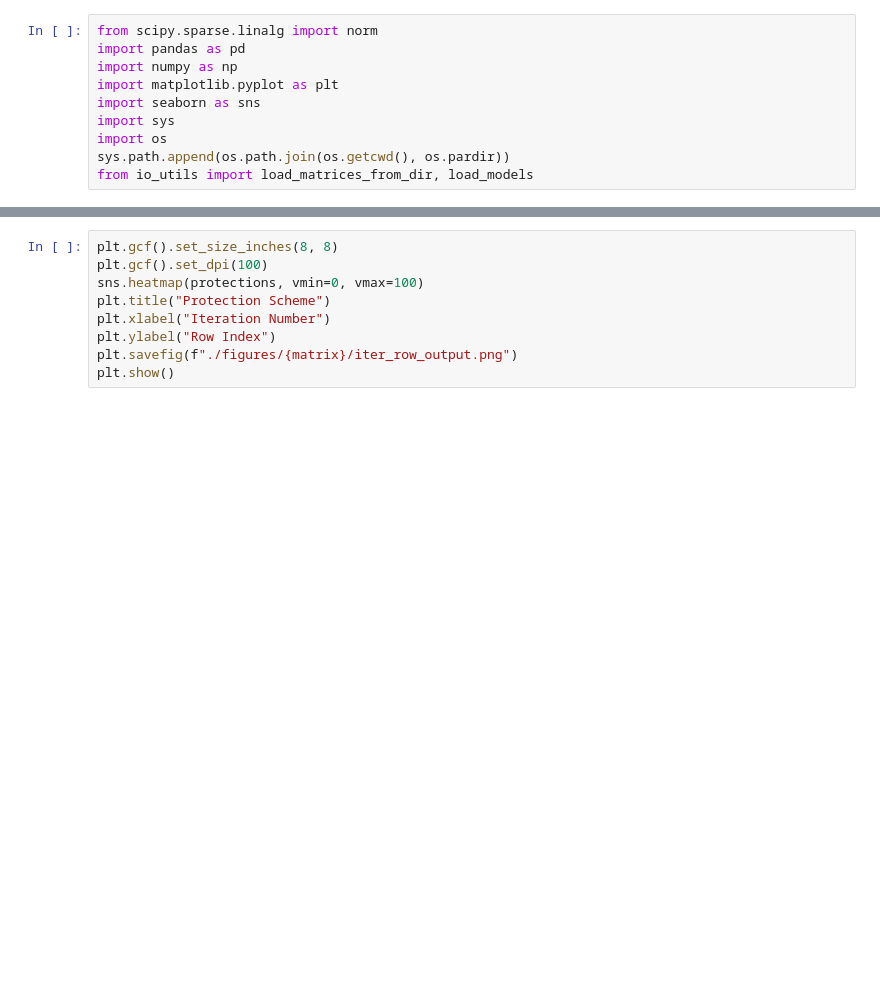
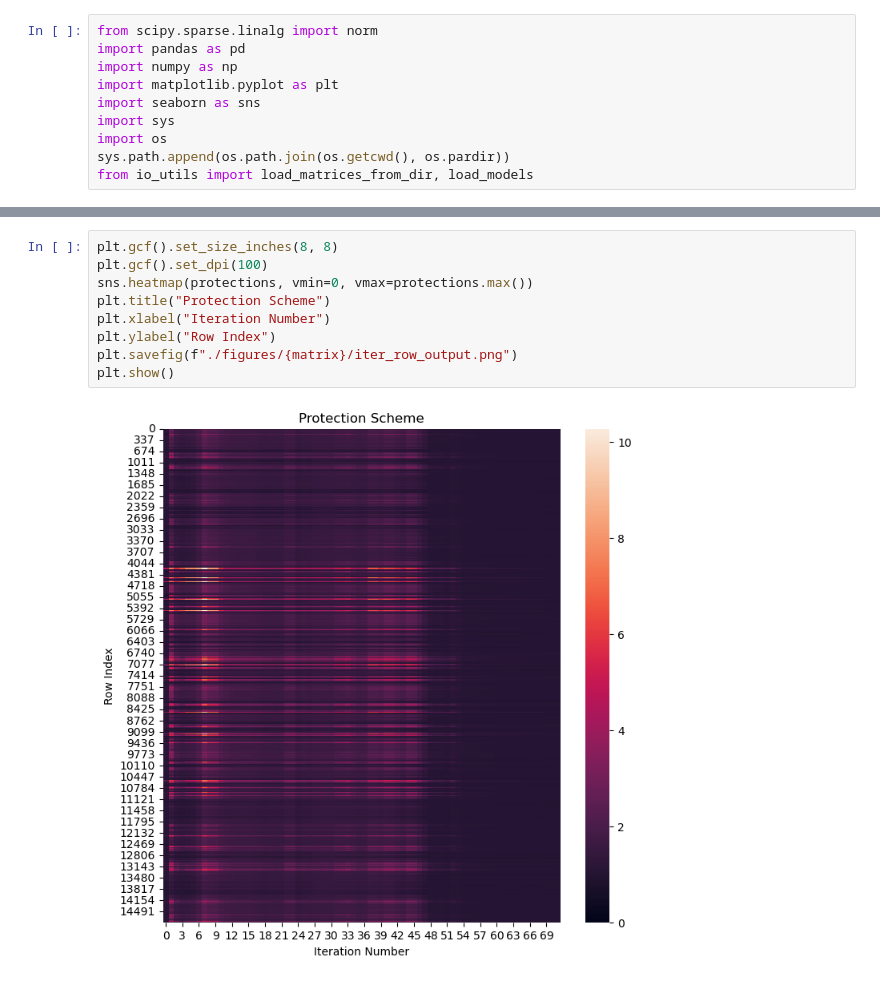
Before and after one commit to DanielRJohnson/Dynamic-Selective-Protection, a Jupyter notebook: analyses/protection_vis.ipynb, the cells around one changed output, grey strips where cells are left out. Cells and saved outputs as stored; diff of their text form; blank space fills up the shorter version.

```diff
--- a/analyses/protection_vis.ipynb
+++ b/analyses/protection_vis.ipynb
@@ -96,9 +156,11 @@ df_piv.head()
 # %%
 plt.gcf().set_size_inches(8, 8)
 plt.gcf().set_dpi(100)
-sns.heatmap(protections, vmin=0, vmax=100)
+sns.heatmap(protections, vmin=0, vmax=protections.max())
 plt.title("Protection Scheme")
 plt.xlabel("Iteration Number")
 plt.ylabel("Row Index")
 plt.savefig(f"./figures/{matrix}/iter_row_output.png")
 plt.show()
+# %% [output]
+[figure, added]
```
Also changed, not shown: parts of 9 cells of this notebook, 46 other files.
